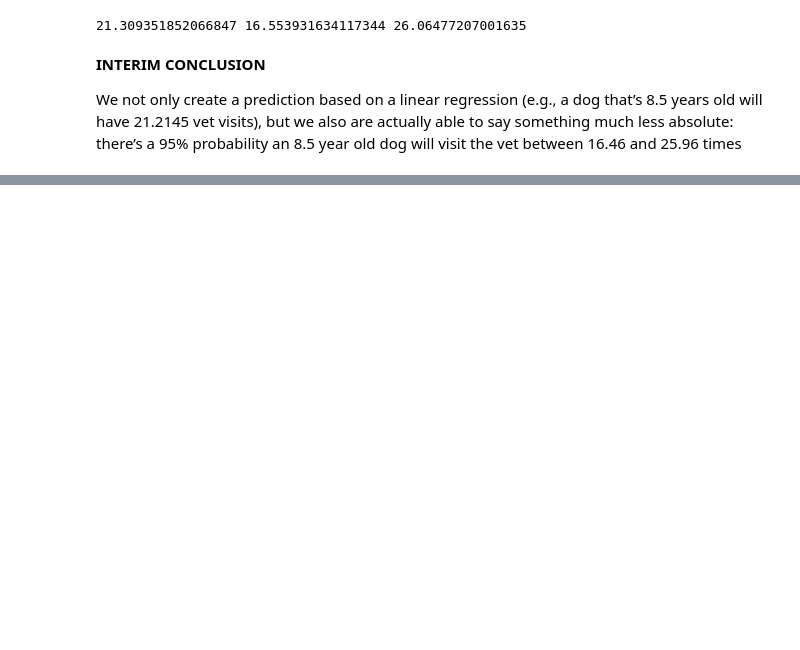
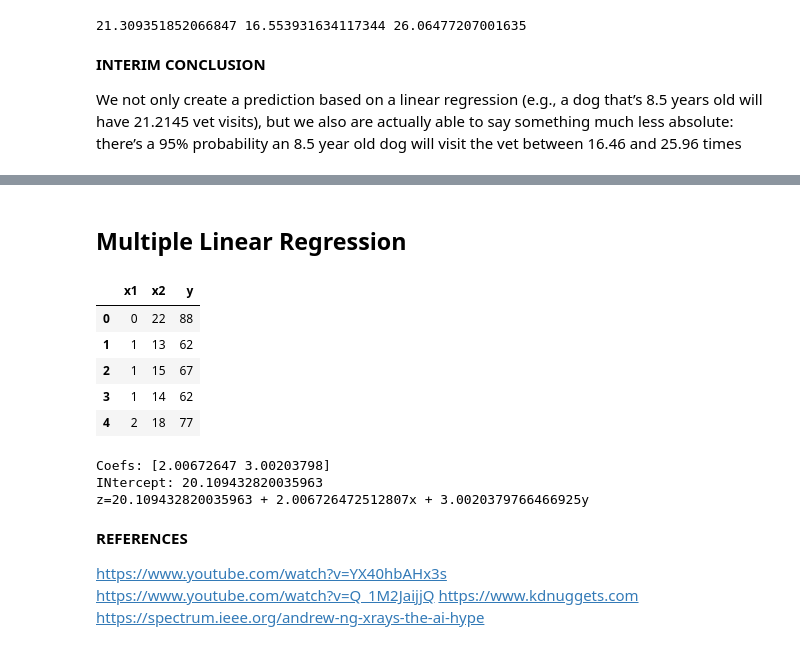
Before and after one commit to maxzaikin/Data-Science-Portfolio, a Jupyter notebook: Deep-Learning/math_toybook.ipynb, the cells around one changed output, grey strips where cells are left out. Drawn from its saved outputs; the diff is of its cells as text; code cells hidden in the pictures; blank space fills up the shorter version.

```diff
--- a/Deep-Learning/math_toybook.ipynb
+++ b/Deep-Learning/math_toybook.ipynb
@@ -949,0 +1013,35 @@ https://www.youtube.com/watch?v=Q_1M2JaijjQ
+# %% [markdown]
+## Multiple Linear Regression
+# %%
+# A linearRegression with 2 input variables
+df= pd.read_csv('https://bit.ly/2X1HWH7', delimiter=',')
+
+df.head()
+# %% [output]
+|  | x1 | x2 | y |
+| 0 | 0 | 22 | 88 |
+| 1 | 1 | 13 | 62 |
+| 2 | 1 | 15 | 67 |
+| 3 | 1 | 14 | 62 |
+| 4 | 2 | 18 | 77 |
+# %%
+X= df.values[:,:-1]
+y= df.values[:,-1]
+
+fit= LinearRegression().fit(X,y)
+
+# Print coeffs
+print('Coefs: {0}'.format(fit.coef_))
+print('INtercept: {0}'.format(fit.intercept_))
+print('z={0} + {1}x + {2}y'.format(fit.intercept_, fit.coef_[0], fit.coef_[1]))
+# %% [output]
+Coefs: [2.00672647 3.00203798]
+INtercept: 20.109432820035963
+z=20.109432820035963 + 2.006726472512807x + 3.0020379766466925y
+# %% [markdown]
+**REFERENCES**
+
+https://www.youtube.com/watch?v=YX40hbAHx3s
+https://www.youtube.com/watch?v=Q_1M2JaijjQ
+https://www.kdnuggets.com
+https://spectrum.ieee.org/andrew-ng-xrays-the-ai-hype
```
Also changed, not shown: parts of 10 cells of this notebook, 1 other file.
